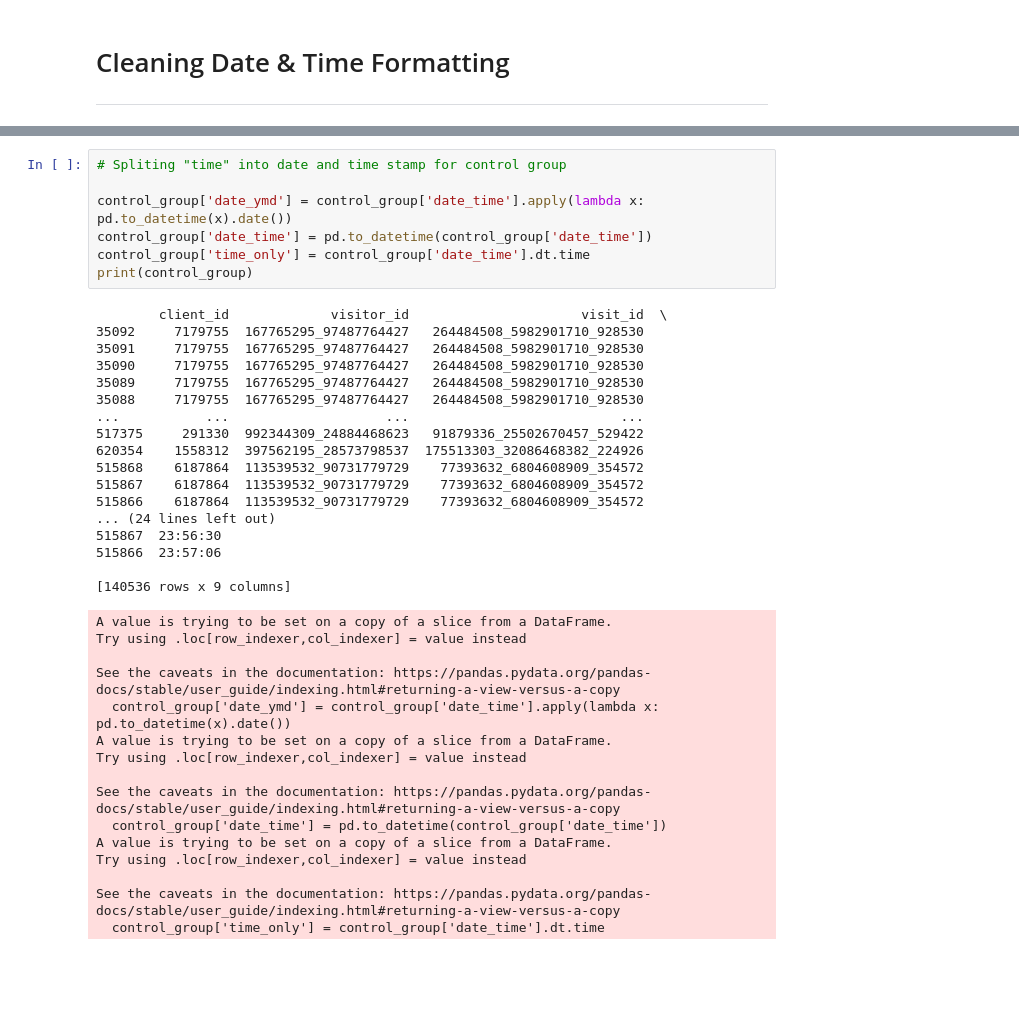
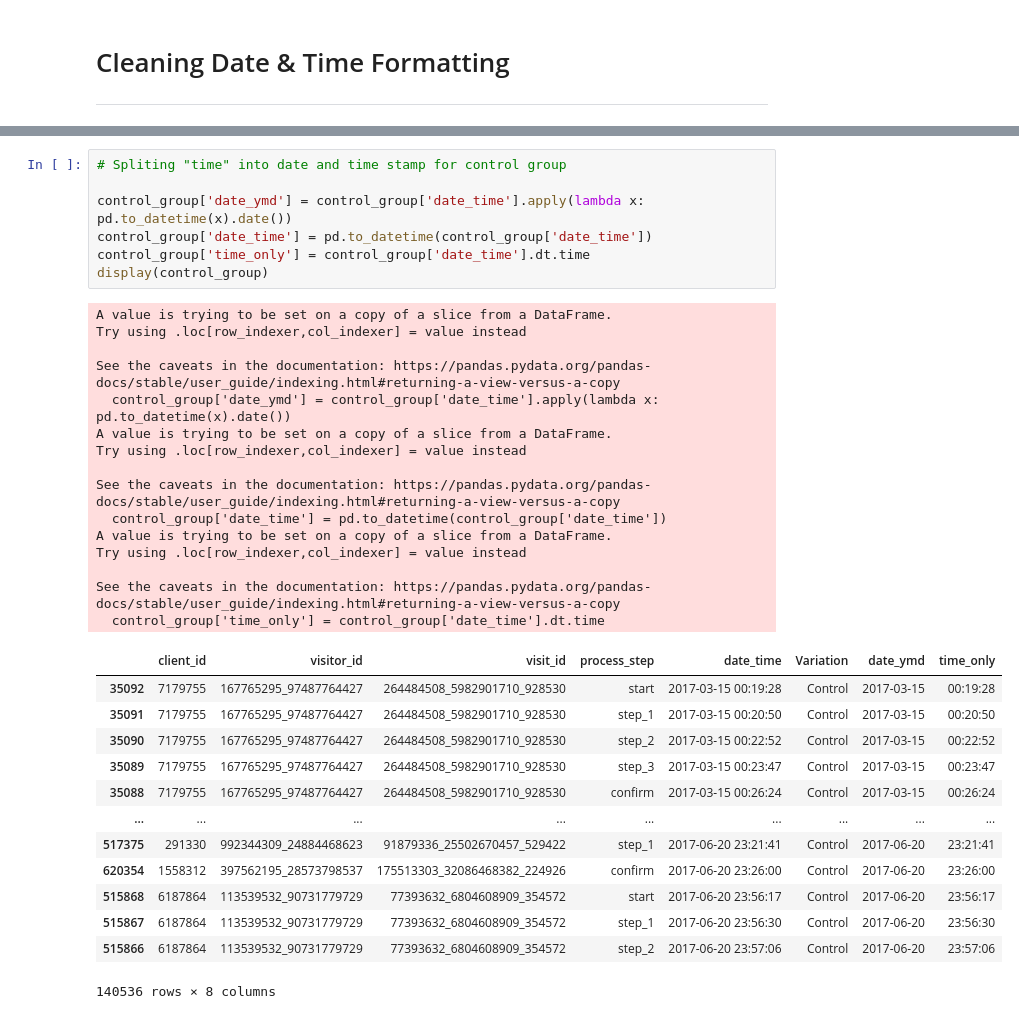
Before and after one commit to DarceeAnne/Vanguard_Investment_AB_Testing, a Jupyter notebook: Vanguard_Investment_AB_Testing.ipynb, the cells around one changed output, grey strips where cells are left out. Drawn from its saved outputs; the diff is of its cells as text; blank space fills up the shorter version.

```diff
--- a/Vanguard_Investment_AB_Testing.ipynb
+++ b/Vanguard_Investment_AB_Testing.ipynb
@@ -589,43 +458,39 @@ display(test_group)
 # %%
 # Spliting "time" into date and time stamp for control group
 
 control_group['date_ymd'] = control_group['date_time'].apply(lambda x: pd.to_datetime(x).date())
 control_group['date_time'] = pd.to_datetime(control_group['date_time'])
 control_group['time_only'] = control_group['date_time'].dt.time
-print(control_group)
+display(control_group)
 # %% [output]
-        client_id             visitor_id                      visit_id  \
-35092     7179755  167765295_97487764427   264484508_5982901710_928530
-35091     7179755  167765295_97487764427   264484508_5982901710_928530
-35090     7179755  167765295_97487764427   264484508_5982901710_928530
-35089     7179755  167765295_97487764427   264484508_5982901710_928530
-35088     7179755  167765295_97487764427   264484508_5982901710_928530
-...           ...                    ...                           ...
-517375     291330  992344309_24884468623   91879336_25502670457_529422
-620354    1558312  397562195_28573798537  175513303_32086468382_224926
-515868    6187864  113539532_90731779729    77393632_6804608909_354572
-515867    6187864  113539532_90731779729    77393632_6804608909_354572
-515866    6187864  113539532_90731779729    77393632_6804608909_354572
-... (24 lines left out)
-515867  23:56:30
-515866  23:57:06
+A value is trying to be set on a copy of a slice from a DataFrame.
+Try using .loc[row_indexer,col_indexer] = value instead
 
-[140536 rows x 9 columns]
+See the caveats in the documentation: https://pandas.pydata.org/pandas-docs/stable/user_guide/indexing.html#returning-a-view-versus-a-copy
+  control_group['date_ymd'] = control_group['date_time'].apply(lambda x: pd.to_datetime(x).date())
+A value is trying to be set on a copy of a slice from a DataFrame.
+Try using .loc[row_indexer,col_indexer] = value instead
+
+See the caveats in the documentation: https://pandas.pydata.org/pandas-docs/stable/user_guide/indexing.html#returning-a-view-versus-a-copy
+  control_group['date_time'] = pd.to_datetime(control_group['date_time'])
+A value is trying to be set on a copy of a slice from a DataFrame.
+Try using .loc[row_indexer,col_indexer] = value instead
+
+See the caveats in the documentation: https://pandas.pydata.org/pandas-docs/stable/user_guide/indexing.html#returning-a-view-versus-a-copy
+  control_group['time_only'] = control_group['date_time'].dt.time
+|  | client_id | visitor_id | visit_id | process_step | date_time | Variation | date_ymd | time_only |
+| 35092 | 7179755 | 167765295_97487764427 | 264484508_5982901710_928530 | start | 2017-03-15 00:19:28 | Control | 2017-03-15 | 00:19:28 |
+| 35091 | 7179755 | 167765295_97487764427 | 264484508_5982901710_928530 | step_1 | 2017-03-15 00:20:50 | Control | 2017-03-15 | 00:20:50 |
+| 35090 | 7179755 | 167765295_97487764427 | 264484508_5982901710_928530 | step_2 | 2017-03-15 00:22:52 | Control | 2017-03-15 | 00:22:52 |
+| 35089 | 7179755 | 167765295_97487764427 | 264484508_5982901710_928530 | step_3 | 2017-03-15 00:23:47 | Control | 2017-03-15 | 00:23:47 |
+| 35088 | 7179755 | 167765295_97487764427 | 264484508_5982901710_928530 | confirm | 2017-03-15 00:26:24 | Control | 2017-03-15 | 00:26:24 |
+| ... | ... | ... | ... | ... | ... | ... | ... | ... |
+| 517375 | 291330 | 992344309_24884468623 | 91879336_25502670457_529422 | step_1 | 2017-06-20 23:21:41 | Control | 2017-06-20 | 23:21:41 |
+| 620354 | 1558312 | 397562195_28573798537 | 175513303_32086468382_224926 | confirm | 2017-06-20 23:26:00 | Control | 2017-06-20 | 23:26:00 |
+| 515868 | 6187864 | 113539532_90731779729 | 77393632_6804608909_354572 | start | 2017-06-20 23:56:17 | Control | 2017-06-20 | 23:56:17 |
+| 515867 | 6187864 | 113539532_90731779729 | 77393632_6804608909_354572 | step_1 | 2017-06-20 23:56:30 | Control | 2017-06-20 | 23:56:30 |
+| 515866 | 6187864 | 113539532_90731779729 | 77393632_6804608909_354572 | step_2 | 2017-06-20 23:57:06 | Control | 2017-06-20 | 23:57:06 |
-A value is trying to be set on a copy of a slice from a DataFrame.
-Try using .loc[row_indexer,col_indexer] = value instead
-
-See the caveats in the documentation: https://pandas.pydata.org/pandas-docs/stable/user_guide/indexing.html#returning-a-view-versus-a-copy
-  control_group['date_ymd'] = control_group['date_time'].apply(lambda x: pd.to_datetime(x).date())
-A value is trying to be set on a copy of a slice from a DataFrame.
-Try using .loc[row_indexer,col_indexer] = value instead
-
-See the caveats in the documentation: https://pandas.pydata.org/pandas-docs/stable/user_guide/indexing.html#returning-a-view-versus-a-copy
-  control_group['date_time'] = pd.to_datetime(control_group['date_time'])
-A value is trying to be set on a copy of a slice from a DataFrame.
-Try using .loc[row_indexer,col_indexer] = value instead
-
-See the caveats in the documentation: https://pandas.pydata.org/pandas-docs/stable/user_guide/indexing.html#returning-a-view-versus-a-copy
-  control_group['time_only'] = control_group['date_time'].dt.time
+140536 rows × 8 columns
 # %%
 display(test_group)
 # %% [output]
```
Also changed, not shown: parts of 45 cells of this notebook.
